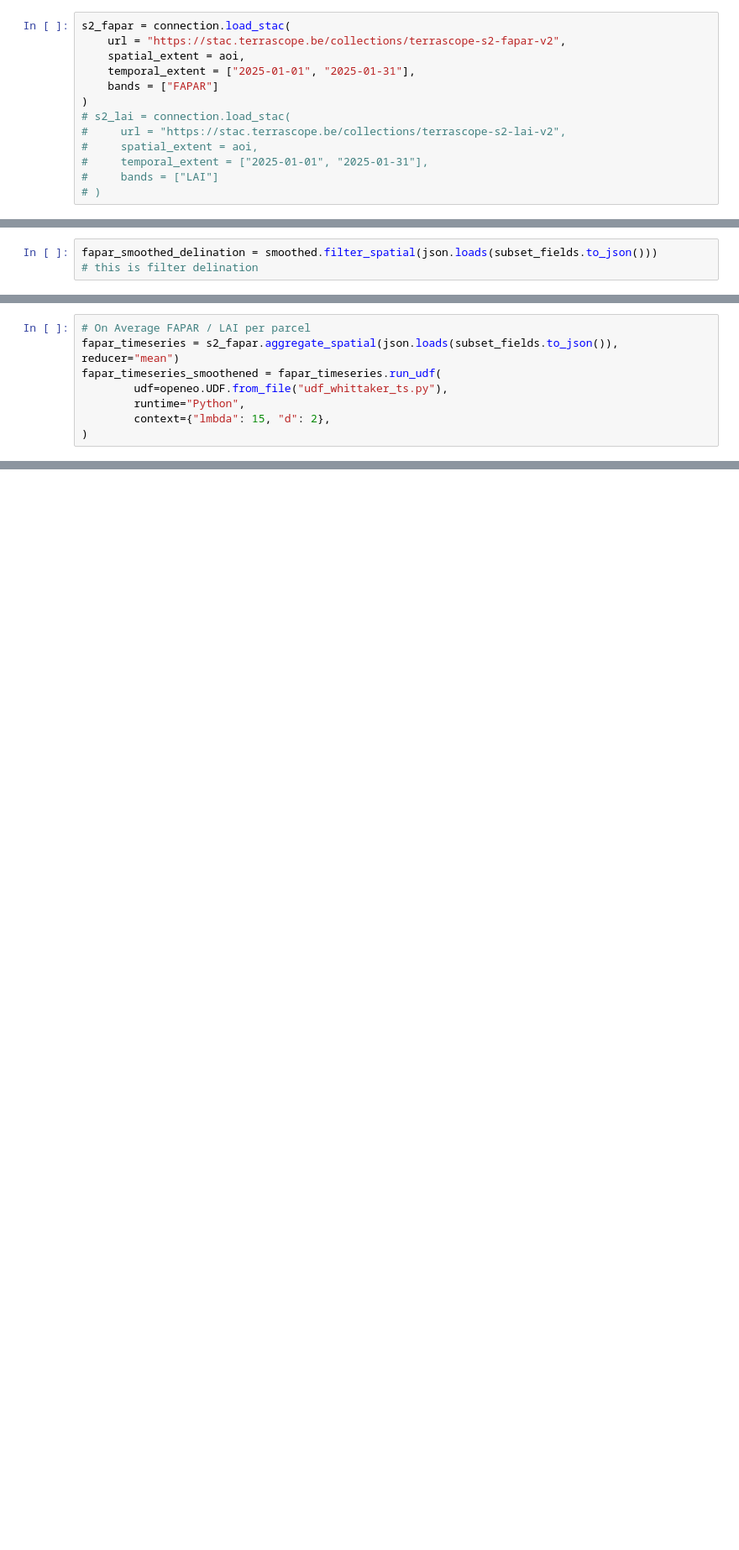
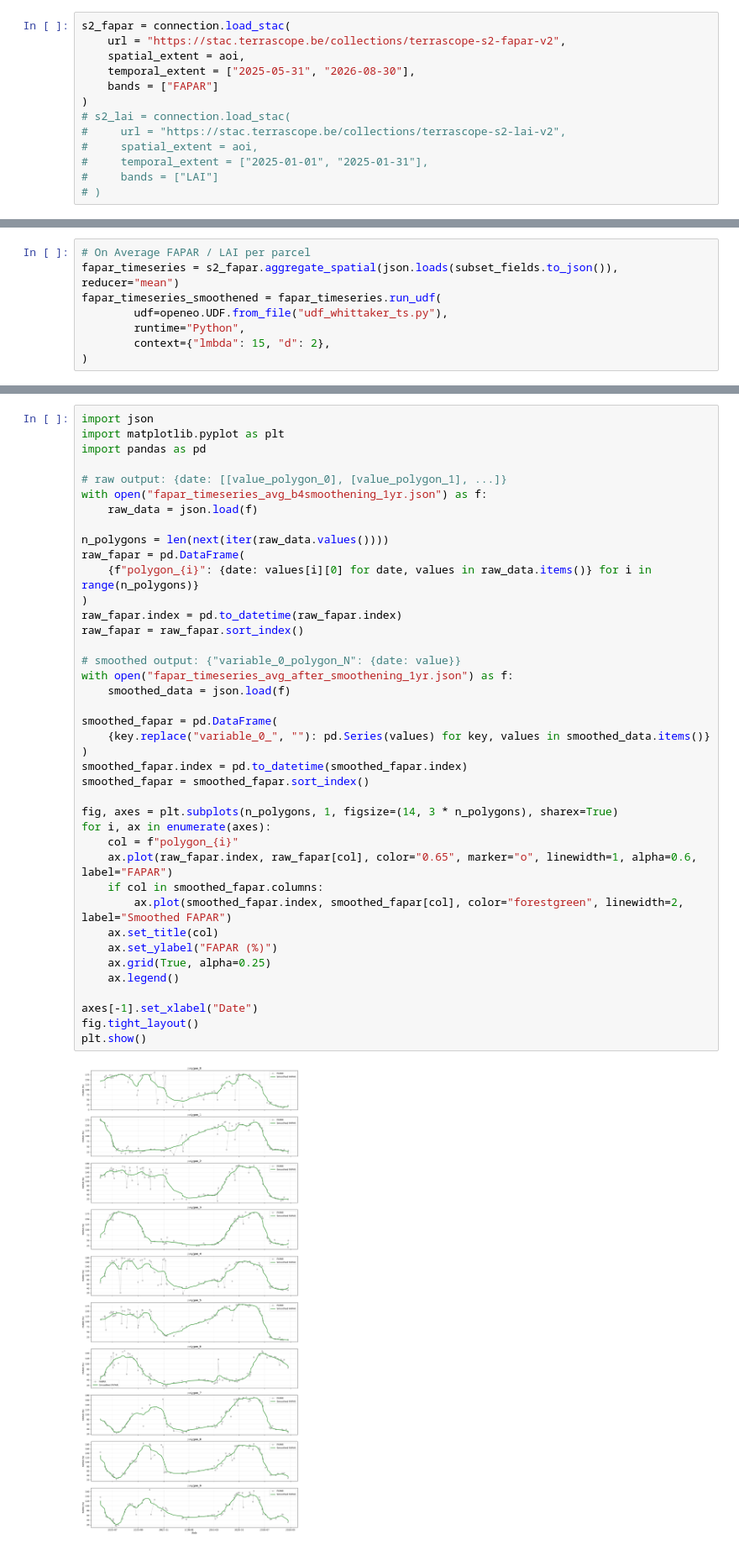
Before and after one commit to VITObelgium/openeo_algorithm_catalog, a Jupyter notebook: general_test/draft_v1.ipynb, the cells around one changed output, grey strips where cells are left out. Shown at 84% size. Drawn from its saved outputs; the diff is of its cells as text; blank space fills up the shorter version.

```diff
--- a/general_test/draft_v1.ipynb
+++ b/general_test/draft_v1.ipynb
@@ -36,7 +36,7 @@ aoi = json.loads(Tongeren_polygon.to_json())
 s2_fapar = connection.load_stac(
     url = "https://stac.terrascope.be/collections/terrascope-s2-fapar-v2",
     spatial_extent = aoi,
-    temporal_extent = ["2025-01-01", "2025-01-31"],
+    temporal_extent = ["2025-05-31", "2026-08-30"],
     bands = ["FAPAR"]
 )
 # s2_lai = connection.load_stac(
@@ -97,6 +94,3 @@ smoothed = delineated_map.apply_dimension(
     dimension="t",
     context={"lmbda": 15, "d": 2},
 )
-# %%
-fapar_smoothed_delination = smoothed.filter_spatial(json.loads(subset_fields.to_json()))
-# this is filter delination
@@ -189,0 +197,42 @@ NameError: name 'Path' is not defined
+# %%
+import json
+import matplotlib.pyplot as plt
+import pandas as pd
+
+# raw output: {date: [[value_polygon_0], [value_polygon_1], ...]}
+with open("fapar_timeseries_avg_b4smoothening_1yr.json") as f:
+    raw_data = json.load(f)
+
+n_polygons = len(next(iter(raw_data.values())))
+raw_fapar = pd.DataFrame(
+    {f"polygon_{i}": {date: values[i][0] for date, values in raw_data.items()} for i in range(n_polygons)}
+)
+raw_fapar.index = pd.to_datetime(raw_fapar.index)
+raw_fapar = raw_fapar.sort_index()
+
+# smoothed output: {"variable_0_polygon_N": {date: value}}
+with open("fapar_timeseries_avg_after_smoothening_1yr.json") as f:
+    smoothed_data = json.load(f)
+
+smoothed_fapar = pd.DataFrame(
+    {key.replace("variable_0_", ""): pd.Series(values) for key, values in smoothed_data.items()}
+)
+smoothed_fapar.index = pd.to_datetime(smoothed_fapar.index)
+smoothed_fapar = smoothed_fapar.sort_index()
+
+fig, axes = plt.subplots(n_polygons, 1, figsize=(14, 3 * n_polygons), sharex=True)
+for i, ax in enumerate(axes):
+    col = f"polygon_{i}"
+    ax.plot(raw_fapar.index, raw_fapar[col], color="0.65", marker="o", linewidth=1, alpha=0.6, label="FAPAR")
+    if col in smoothed_fapar.columns:
+        ax.plot(smoothed_fapar.index, smoothed_fapar[col], color="forestgreen", linewidth=2, label="Smoothed FAPAR")
+    ax.set_title(col)
+    ax.set_ylabel("FAPAR (%)")
+    ax.grid(True, alpha=0.25)
+    ax.legend()
+
+axes[-1].set_xlabel("Date")
+fig.tight_layout()
+plt.show()
+# %% [output]
+[figure, added]
```
Also changed, not shown: parts of 11 cells of this notebook, 2 other files.
